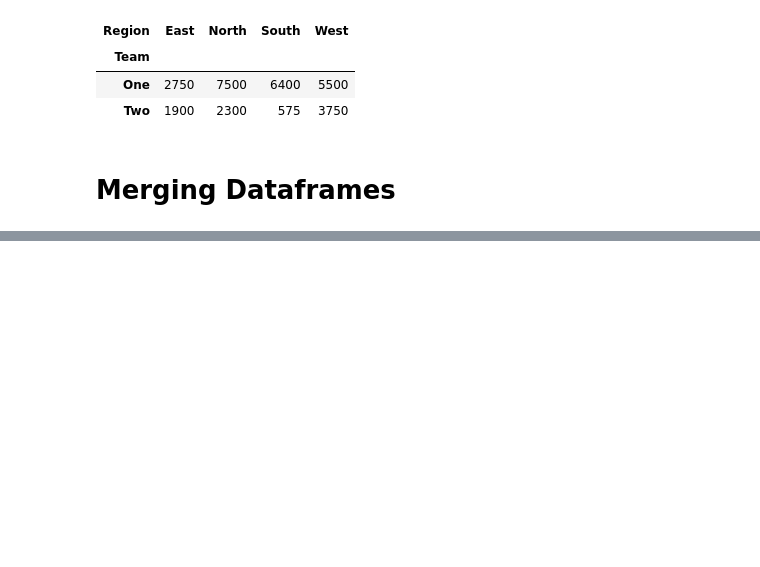
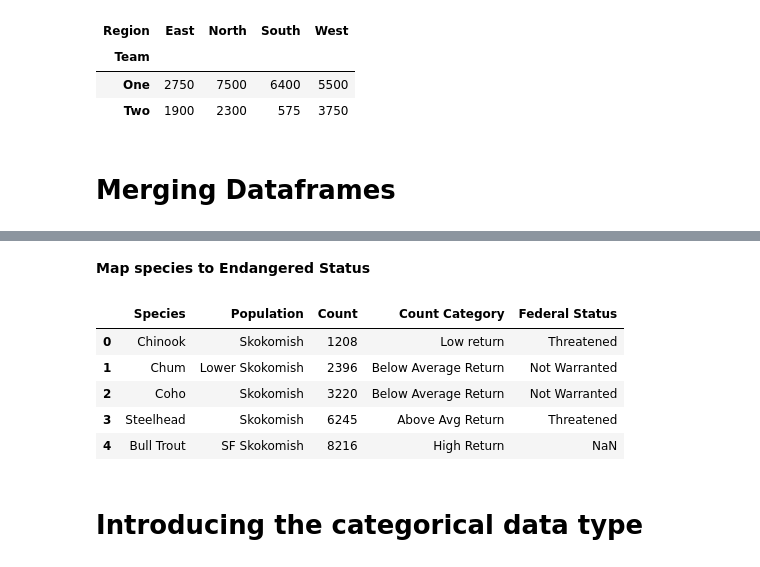
Before and after one commit to Rohitkumar-88/ML_Projects, a Jupyter notebook: Advance_Pandas.ipynb, the cells around one changed output, grey strips where cells are left out. Saved outputs shown, nothing was run; the diff lists cells and outputs as text; code cells hidden in the pictures; blank space fills up the shorter version.

```diff
--- a/Advance_Pandas.ipynb
+++ b/Advance_Pandas.ipynb
@@ -807,0 +897,6 @@ import pandas as pd
+# %%
+df = pd.DataFrame({"Species": ['Chinook', 'Chum', 'Coho', 'Steelhead', 'Bull Trout'],
+                   "Population":['Skokomish', 'Lower Skokomish', 'Skokomish', 'Skokomish', 'SF Skokomish'],
+                   "Count": [1208, 2396, 3220, 6245, 8216]})
+
+df
@@ -807,0 +912,7 @@ import pandas as pd
+# %%
+import numpy as np
+bins = [0, 2000, 4000, 6000, 8000, np.inf]
+labels = ['Low return', 'Below Average Return', 'Avg Return', 'Above Avg Return', 'High Return']
+# %%
+df['Count Category'] = pd.cut(df['Count'], bins, labels=labels)
+df
@@ -807,0 +926,21 @@ import pandas as pd
+# %% [markdown]
+**Map species to Endangered Status**
+# %%
+fed_status =  { "Chinook":"Threatened",
+               "Chum": "Not Warranted",
+               "Coho": "Not Warranted",
+                "Steelhead": "Threatened"
+
+}
+# %%
+df['Federal Status'] = df['Species'].map(fed_status)
+df
+# %% [output]
+|  | Species | Population | Count | Count Category | Federal Status |
+| 0 | Chinook | Skokomish | 1208 | Low return | Threatened |
+| 1 | Chum | Lower Skokomish | 2396 | Below Average Return | Not Warranted |
+| 2 | Coho | Skokomish | 3220 | Below Average Return | Not Warranted |
+| 3 | Steelhead | Skokomish | 6245 | Above Avg Return | Threatened |
+| 4 | Bull Trout | SF Skokomish | 8216 | High Return | NaN |
+# %% [markdown]
+# Introducing the categorical data type
```
Also changed, not shown: parts of 24 cells of this notebook.
